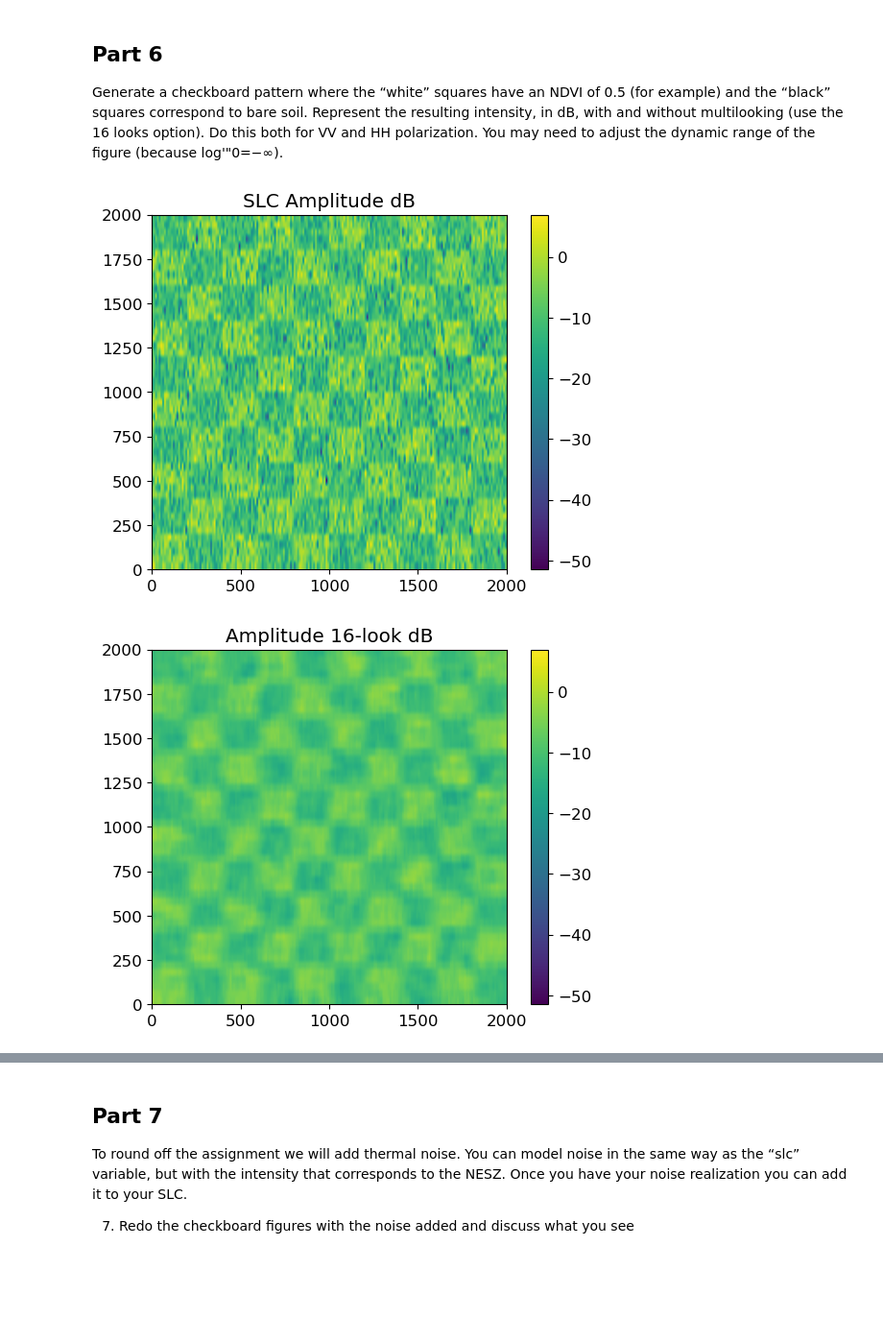
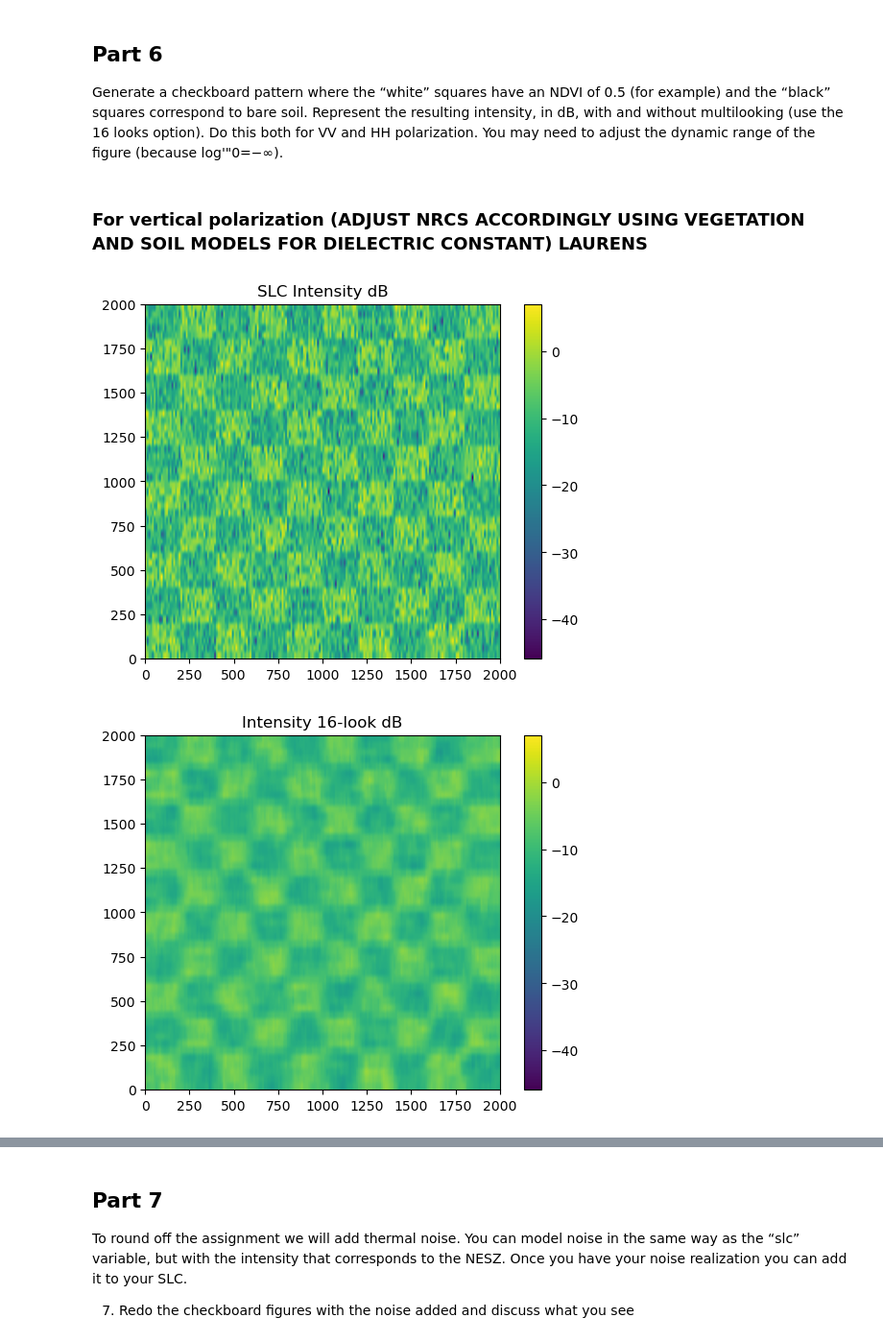
Before and after one commit to AleksSliw/active_radar, a Jupyter notebook: exercise.ipynb, the cells around one changed output, grey strips where cells are left out. Shown at 96% size. Cells and saved outputs as stored; diff of their text form; code cells hidden in the pictures; blank space fills up the shorter version.

Commit message:
Added comments and fixed some plots

```diff
--- a/exercise.ipynb
+++ b/exercise.ipynb
@@ -9,6 +9,6 @@ import os
 from scipy import interpolate as interp
 from drama import utils
 from scipy.stats import expon, rayleigh
-mpl.rcParams['font.size'] = 12
+# mpl.rcParams.update(mpl.rcParamsDefault)
 # %% [markdown]
 ![image.png](attachment:image.png)
@@ -185,6 +209,3 @@ plt.show()
-# %%
-plt.rc('text', usetex=True)
-plt.rc('font', family='serif')
 # %% [markdown]
 ## Histograms and checking distritbutions
 # %%
@@ -302,0 +329,2 @@ db_values = 10 * np.log10(linear_values)
+# %% [markdown]
+### For vertical polarization (ADJUST NRCS ACCORDINGLY USING VEGETATION AND SOIL MODELS FOR DIELECTRIC CONSTANT) LAURENS
@@ -303,31 +334,28 @@ db_values = 10 * np.log10(linear_values)
 # %%
-
-bare_nrcs = 0.1 #CHANGE THIS FOR DIELECTRIC CONSTANT NEED VV AND HH POLARIZATION
-vegetated_nrcs =0.5 #CHANGE THIS USING VEGETATION MODEL
 
 cbrd_nrcs = chessboard_nrcs((nazimuth, nrange), vegetated_nrcs, bare_nrcs, square_size=100)
 
 slc  = np.sqrt(cbrd_nrcs/2) * (np.random.randn(50,200) + 1j*np.random.randn(50,200)) #DO WE INCLUDE NOISE OR NOT
 slc_power =slc**2
 
 slc_db = 10 * np.log10(abs(slc))
 slc_power_db  = 10 * np.log10(abs(slc_power))
 
 
 plt.figure()
-plt.title('SLC Amplitude dB')
+plt.title('SLC Intensity dB')
 plt.imshow(slc_power_db, origin='lower', extent=(0,2000,0,2000))
 plt.colorbar()
 plt.show()
 
 
 cbrd_int_16looks = moving_average(slc_power_db, 2, 8, downsample=False)
 
 plt.figure()
-plt.title('Amplitude 16-look dB')
+plt.title('Intensity 16-look dB')
 plt.imshow(cbrd_int_16looks, origin='lower', extent=(0,2000,0,2000),  vmin=np.min(slc_power_db), vmax=np.max(slc_power_db))
 plt.colorbar()
 plt.show()
 # %% [output]
-[figure, old version]
+[figure, new version]
-[figure, old version]
+[figure, new version]
```
Also changed, not shown: parts of 21 cells of this notebook.
